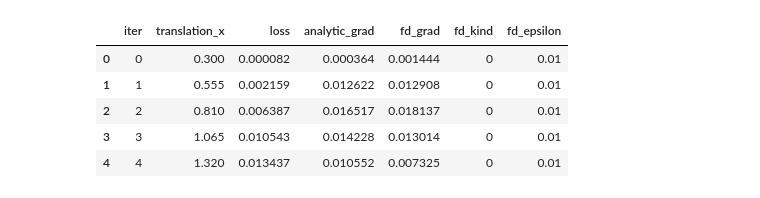
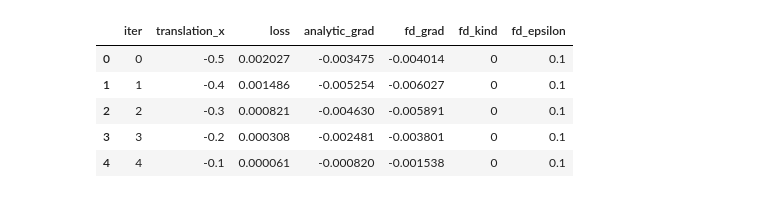
Before and after one commit to M-Gjerde/DifferentiablePointRendering, a Jupyter notebook: python/finite_difference/notebook_scatter_2.ipynb, the cells around one changed output. Saved outputs shown, nothing was run; the diff lists cells and outputs as text; code cells hidden in the pictures.

```diff
--- a/python/finite_difference/notebook_scatter_2.ipynb
+++ b/python/finite_difference/notebook_scatter_2.ipynb
@@ -1,31 +1,31 @@
 # %%
 import pandas as pd
 from pathlib import Path
 
 test = "0"
 index = "1"
 parameter= "translation_x"
-scene = "simple_1"
+scene = "transmit_2"
 camera = "camera1"
 csv_path = Path(f"Output/{scene}/{parameter}/{index}/{test}/{camera}_{parameter}_sweep.csv")
 
 if not csv_path.exists():
     raise FileNotFoundError(f"CSV file not found: {csv_path}")
 
 df = pd.read_csv(csv_path)
 
 required_columns = {f"{parameter}", "loss", "analytic_grad", "fd_grad"}
 if not required_columns.issubset(df.columns):
     raise RuntimeError(f"CSV must contain columns: {required_columns}")
 
 df.head()
 # %% [output]
 |  | iter | translation_x | loss | analytic_grad | fd_grad | fd_kind | fd_epsilon |
-| 0 | 0 | 0.300 | 0.000082 | 0.000364 | 0.001444 | 0 | 0.01 |
-| 1 | 1 | 0.555 | 0.002159 | 0.012622 | 0.012908 | 0 | 0.01 |
-| 2 | 2 | 0.810 | 0.006387 | 0.016517 | 0.018137 | 0 | 0.01 |
-| 3 | 3 | 1.065 | 0.010543 | 0.014228 | 0.013014 | 0 | 0.01 |
-| 4 | 4 | 1.320 | 0.013437 | 0.010552 | 0.007325 | 0 | 0.01 |
+| 0 | 0 | -0.5 | 0.002027 | -0.003475 | -0.004014 | 0 | 0.1 |
+| 1 | 1 | -0.4 | 0.001486 | -0.005254 | -0.006027 | 0 | 0.1 |
+| 2 | 2 | -0.3 | 0.000821 | -0.004630 | -0.005891 | 0 | 0.1 |
+| 3 | 3 | -0.2 | 0.000308 | -0.002481 | -0.003801 | 0 | 0.1 |
+| 4 | 4 | -0.1 | 0.000061 | -0.000820 | -0.001538 | 0 | 0.1 |
 # %%
 import matplotlib.pyplot as plt
 
```
Also changed, not shown: parts of 6 cells of this notebook, 13 other files.
